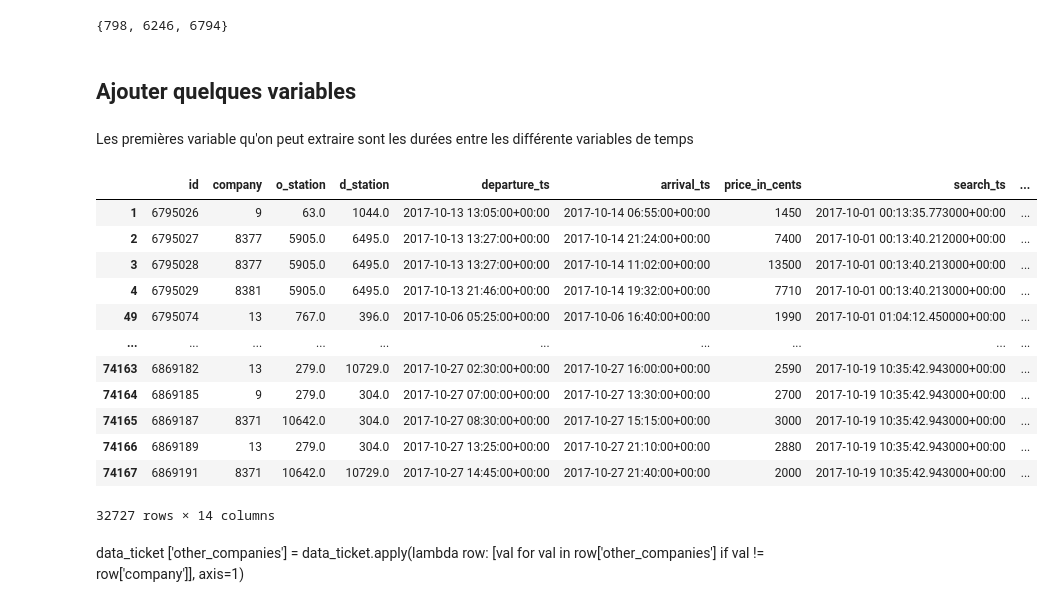
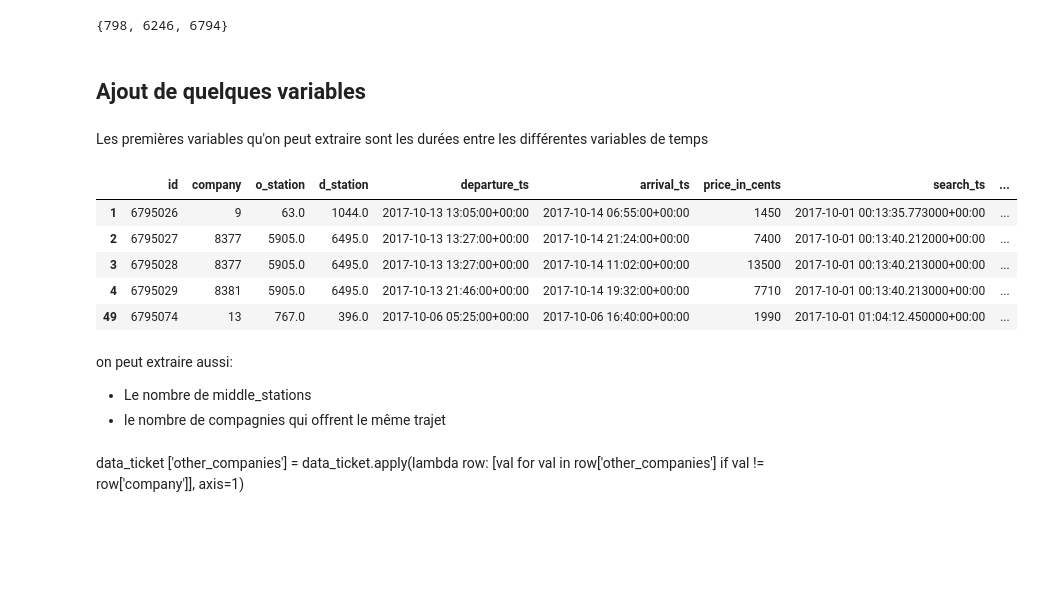
Before and after one commit to najwa-errachidy/Crunching_data, a Jupyter notebook: prediction.ipynb, the cells around one changed output. Cells and saved outputs as stored; diff of their text form; code cells hidden in the pictures; blank space fills up the shorter version.

```diff
--- a/prediction.ipynb
+++ b/prediction.ipynb
@@ -61,3 +75,6 @@ other_companies    0
 o_city             0
 d_city             0
 dtype: int64
+# %%
+data_ticket = data_ticket.reset_index(drop=True)
+data_ticket.head(5)
@@ -139,32 +165,29 @@ data_ticket["middle_stations"][2]
 # %% [output]
 {798, 6246, 6794}
 # %% [markdown]
-## Ajouter quelques variables
+## Ajout de quelques variables
 # %% [markdown]
-Les premières variable qu'on peut extraire sont les durées entre les différente variables de temps
+Les premières variables qu'on peut extraire sont les durées entre les différentes variables de temps
 # %%
 # Calculer une variable qui représentera la durée du trajet
 data_ticket['duration'] = (data_ticket['arrival_ts'] - data_ticket['departure_ts'])/ pd.Timedelta(1, unit='h')
 
 # Calculer une variable qui représentera la durée entre le départ et la recherche du ticket
 data_ticket['duration_search'] = (data_ticket['departure_ts'] - data_ticket['search_ts'])/ pd.Timedelta(1, unit='h')
 
 
-data_ticket
+data_ticket.head(5)
 # %% [output]
 |  | id | company | o_station | d_station | departure_ts | arrival_ts | price_in_cents | search_ts | ... |
 | 1 | 6795026 | 9 | 63.0 | 1044.0 | 2017-10-13 13:05:00+00:00 | 2017-10-14 06:55:00+00:00 | 1450 | 2017-10-01 00:13:35.773000+00:00 | ... |
 | 2 | 6795027 | 8377 | 5905.0 | 6495.0 | 2017-10-13 13:27:00+00:00 | 2017-10-14 21:24:00+00:00 | 7400 | 2017-10-01 00:13:40.212000+00:00 | ... |
 | 3 | 6795028 | 8377 | 5905.0 | 6495.0 | 2017-10-13 13:27:00+00:00 | 2017-10-14 11:02:00+00:00 | 13500 | 2017-10-01 00:13:40.213000+00:00 | ... |
 | 4 | 6795029 | 8381 | 5905.0 | 6495.0 | 2017-10-13 21:46:00+00:00 | 2017-10-14 19:32:00+00:00 | 7710 | 2017-10-01 00:13:40.213000+00:00 | ... |
 | 49 | 6795074 | 13 | 767.0 | 396.0 | 2017-10-06 05:25:00+00:00 | 2017-10-06 16:40:00+00:00 | 1990 | 2017-10-01 01:04:12.450000+00:00 | ... |
-| ... | ... | ... | ... | ... | ... | ... | ... | ... | ... |
-| 74163 | 6869182 | 13 | 279.0 | 10729.0 | 2017-10-27 02:30:00+00:00 | 2017-10-27 16:00:00+00:00 | 2590 | 2017-10-19 10:35:42.943000+00:00 | ... |
-| 74164 | 6869185 | 9 | 279.0 | 304.0 | 2017-10-27 07:00:00+00:00 | 2017-10-27 13:30:00+00:00 | 2700 | 2017-10-19 10:35:42.943000+00:00 | ... |
-| 74165 | 6869187 | 8371 | 10642.0 | 304.0 | 2017-10-27 08:30:00+00:00 | 2017-10-27 15:15:00+00:00 | 3000 | 2017-10-19 10:35:42.943000+00:00 | ... |
-| 74166 | 6869189 | 13 | 279.0 | 304.0 | 2017-10-27 13:25:00+00:00 | 2017-10-27 21:10:00+00:00 | 2880 | 2017-10-19 10:35:42.943000+00:00 | ... |
-| 74167 | 6869191 | 8371 | 10642.0 | 10729.0 | 2017-10-27 14:45:00+00:00 | 2017-10-27 21:40:00+00:00 | 2000 | 2017-10-19 10:35:42.943000+00:00 | ... |
-32727 rows × 14 columns
+# %% [markdown]
+on peut extraire aussi:
+* Le nombre de middle_stations
+* le nombre de compagnies qui offrent le même trajet
 # %% [markdown]
 data_ticket ['other_companies'] = data_ticket.apply(lambda row: [val for val in row['other_companies'] if val != row['company']], axis=1)
 # %%
```
Also changed, not shown: parts of 68 cells of this notebook.
